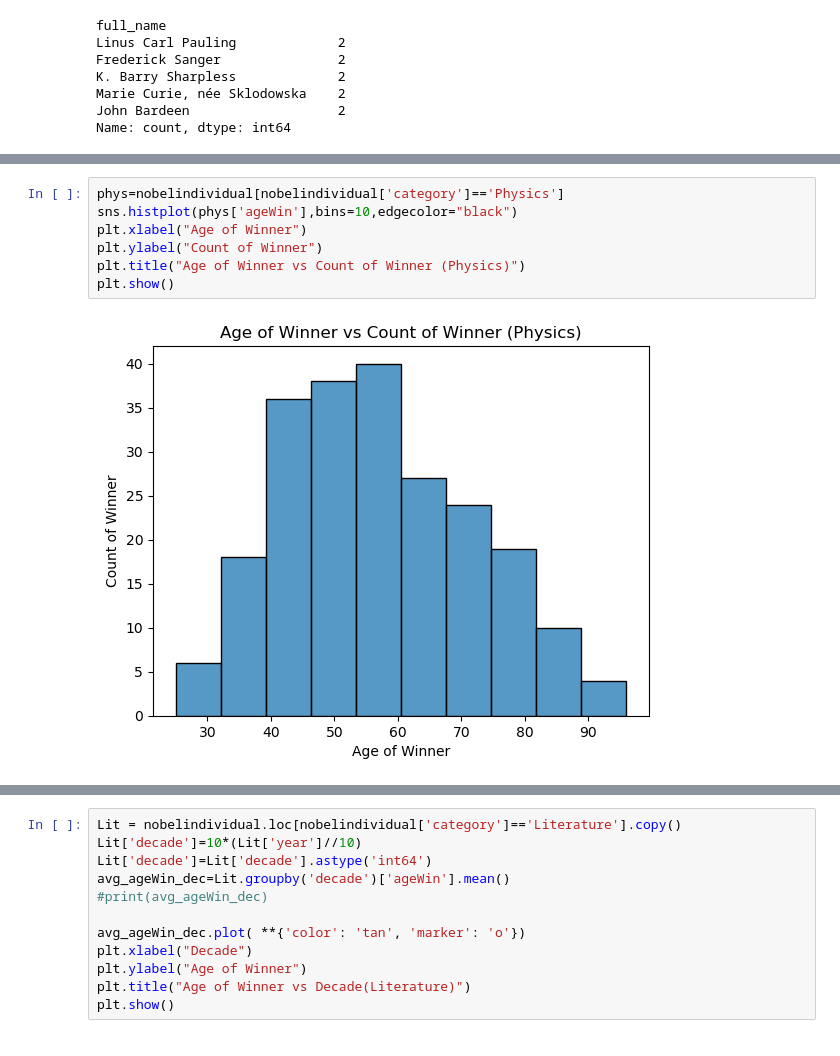
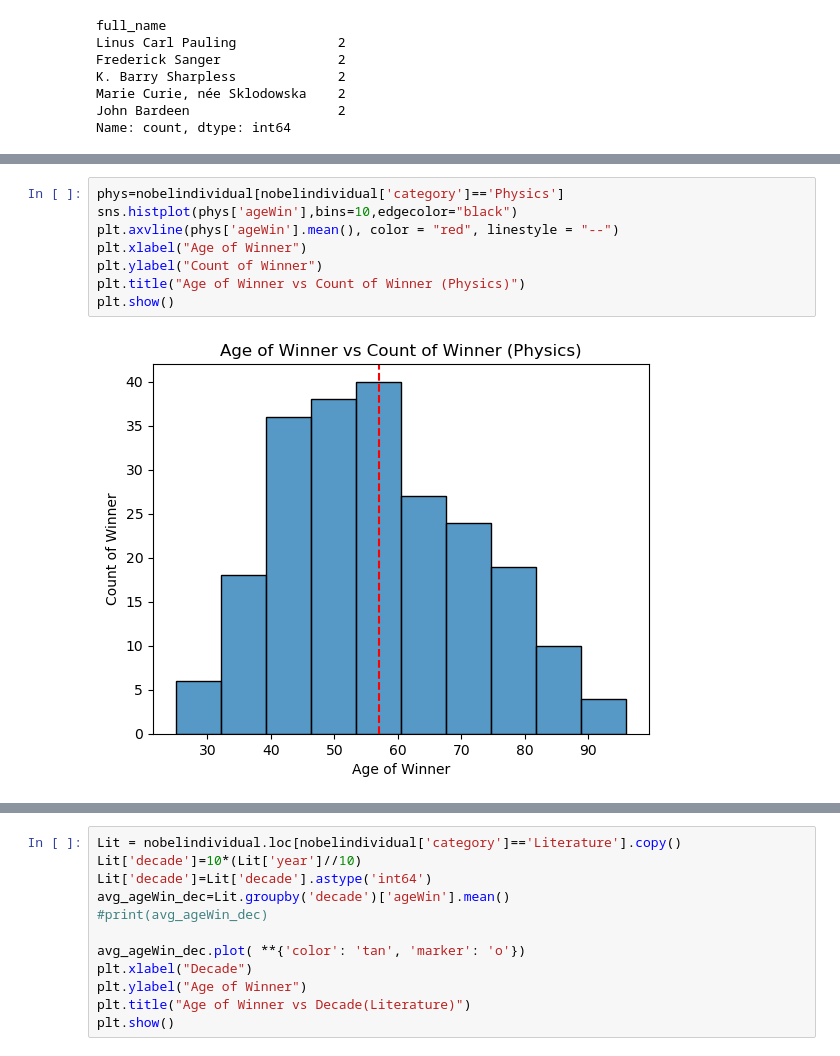
Before and after one commit to elaine-tao/COMM-337-Group-Project-1, a Jupyter notebook: Group Project 1.ipynb, the cells around one changed output, grey strips where cells are left out. Cells and saved outputs as stored; diff of their text form.

```diff
--- a/Group Project 1.ipynb
+++ b/Group Project 1.ipynb
@@ -305,12 +328,13 @@ plt.show()
 # %%
 phys=nobelindividual[nobelindividual['category']=='Physics']
 sns.histplot(phys['ageWin'],bins=10,edgecolor="black")
+plt.axvline(phys['ageWin'].mean(), color = "red", linestyle = "--")
 plt.xlabel("Age of Winner")
 plt.ylabel("Count of Winner")
 plt.title("Age of Winner vs Count of Winner (Physics)")
 plt.show()
 # %% [output]
-[figure, old version]
+[figure, new version]
 # %%
 peace = nobelindividual[nobelindividual['category']=='Peace']
 sns.histplot(peace['ageWin'],bins=10,edgecolor="black", color = "skyblue")
```
Also changed, not shown: parts of 23 cells of this notebook.
